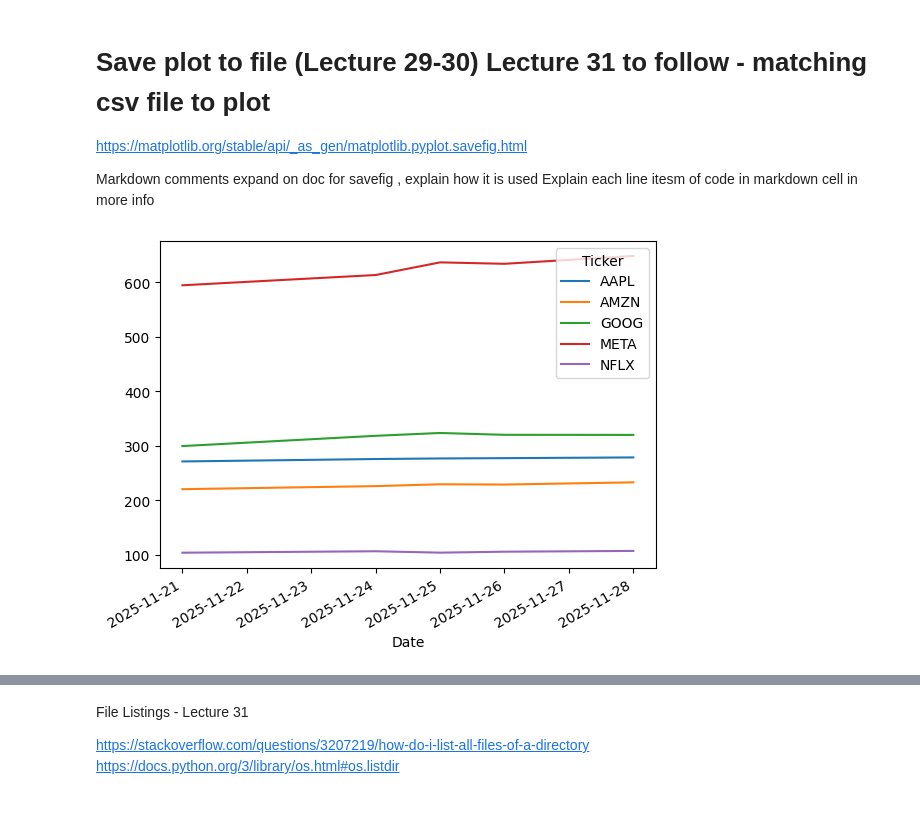
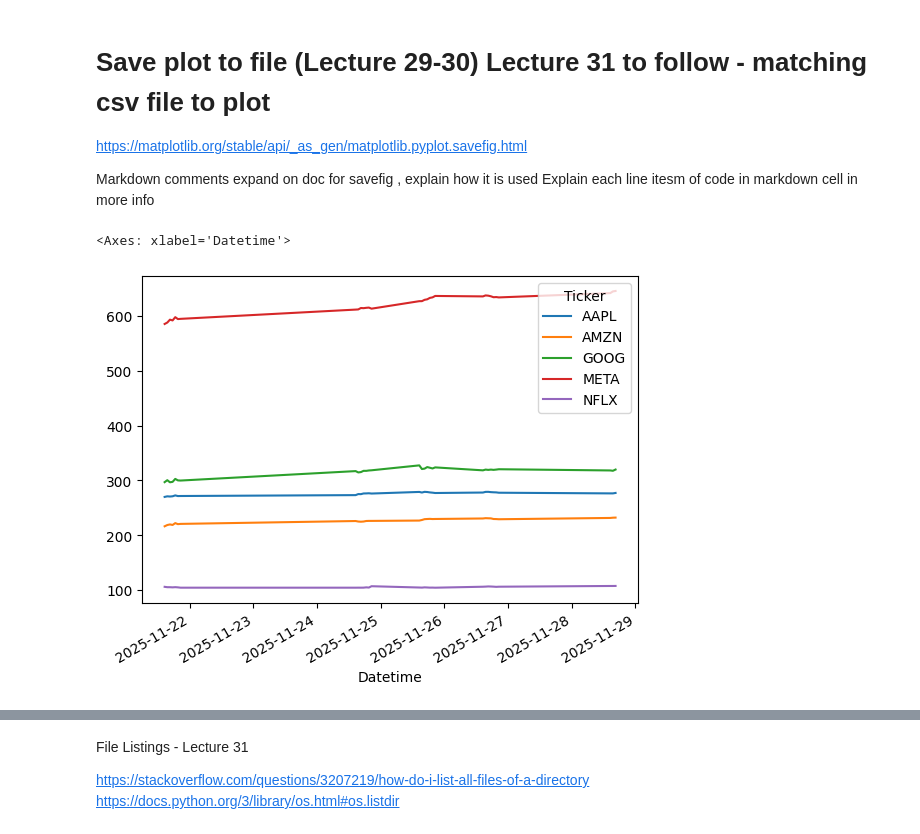
Before and after one commit to Mr-Scarf/computer-infrastructure, a Jupyter notebook: problems.ipynb, the cells around one changed output, grey strips where cells are left out. Drawn from its saved outputs; the diff is of its cells as text; code cells hidden in the pictures.

```diff
--- a/problems.ipynb
+++ b/problems.ipynb
@@ -38,7 +38,7 @@ Using the yfinance Python package, write a function called get_data() that downl
 # %%
  # Set up the function 'get_data()' that can be called for hourly prices of FAANG stocks over the last 5 days
 def get_data():
-    df = yf.download("META AAPL AMZN NFLX GOOG", period="5d")
+    df = yf.download("META AAPL AMZN NFLX GOOG", period="5d",interval="1h")
     return df
 
 # References:
@@ -157,21 +154,34 @@ Explain each line itesm of code in markdown cell in more info
 # Save plot to file (Lecture 29-31)
 
 #Creat new figure and axis
-fig, ax = plt.subplots()
+#fig, ax = plt.subplots()
 
 # Plot closing prices
-closing_Prices.plot(ax=ax)
+#closing_Prices.plot(ax=ax)
 
 # Show current date & time                                        #Ref. - https://docs.python.org/3/library/datetime.html
-now = dt.datetime.now()
+#now = dt.datetime.now()
 
 # File Name
-filename = "./Plots/" + now.strftime("%Y%m%d-%H:%M:%S")+ ".png"
+#filename = "./Plots/" + now.strftime("%Y%m%d-%H:%M:%S")+ ".png"
 
 # Create folder called 'Plots'                  https://www.geeksforgeeks.org/python/python-os-makedirs-method/
-os.makedirs('./Plots', exist_ok=True)           # exist_ok=True - means when code re-ran no handling error will appear as folder exists - add as markdown cell
+#os.makedirs('./Plots', exist_ok=True)           # exist_ok=True - means when code re-ran no handling error will appear as folder exists - add as markdown cell
 
 # Save figure in Plots folder
-fig.savefig(filename, dpi=300)    # dpi ref = https://stackoverflow.com/questions/39870642/how-to-plot-a-high-resolution-graph
+#fig.savefig(filename, dpi=300)    # dpi ref = https://stackoverflow.com/questions/39870642/how-to-plot-a-high-resolution-graph
-# %% [output]
-[figure, removed]
+# %%
+# Problem 2 - Update from Lecture 33 - Read latest file from Data folder and plot closing prices
+
+# Set up the function 'plot_data()' that opens latest date file in the data folder and plots closing prices
+def plot_data():
+    df = pd.read_csv(f'Data/{data_files[0]}',header=[0,1],index_col=0,parse_dates=True) # lecture 33 -
+
+#Closing prices for 5 stocks - put as variable so can easily amend single line if future stocks added
+closing_Prices = df['Close']
+
+# Plot the closing prices
+closing_Prices.plot()
+# %% [output]
+<Axes: xlabel='Datetime'>
+[figure, added]
```
Also changed, not shown: parts of 8 cells of this notebook, 10 other files.
